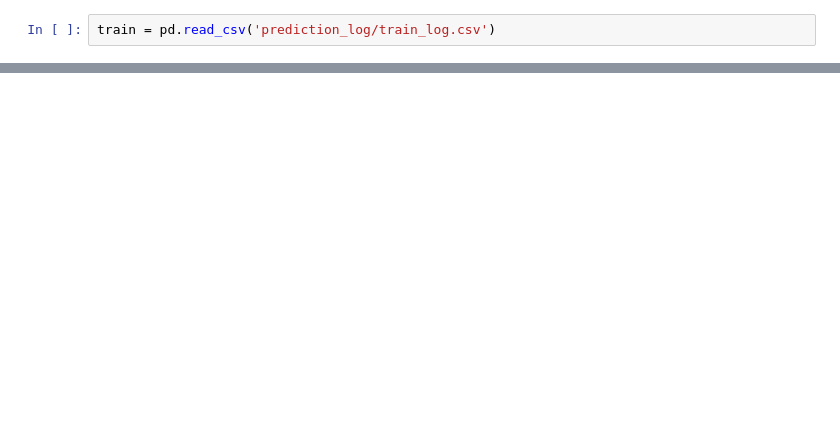
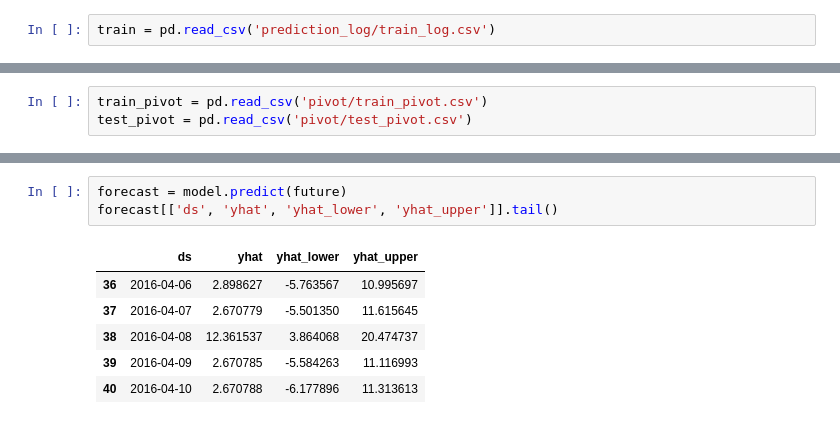
Before and after one commit to matteorusso/AIED, a Jupyter notebook: XuetangX - Data Exploration.ipynb, the cells around one changed output, grey strips where cells are left out. Drawn from its saved outputs; the diff is of its cells as text; blank space fills up the shorter version.

```diff
--- a/XuetangX - Data Exploration.ipynb
+++ b/XuetangX - Data Exploration.ipynb
@@ -193,0 +262,3 @@ See the caveats in the documentation: https://pandas.pydata.org/pandas-docs/stab
+# %%
+train_pivot = pd.read_csv('pivot/train_pivot.csv')
+test_pivot = pd.read_csv('pivot/test_pivot.csv')
@@ -193,0 +329,10 @@ See the caveats in the documentation: https://pandas.pydata.org/pandas-docs/stab
+# %%
+forecast = model.predict(future)
+forecast[['ds', 'yhat', 'yhat_lower', 'yhat_upper']].tail()
+# %% [output]
+|  | ds | yhat | yhat_lower | yhat_upper |
+| 36 | 2016-04-06 | 2.898627 | -5.763567 | 10.995697 |
+| 37 | 2016-04-07 | 2.670779 | -5.501350 | 11.615645 |
+| 38 | 2016-04-08 | 12.361537 | 3.864068 | 20.474737 |
+| 39 | 2016-04-09 | 2.670785 | -5.584263 | 11.116993 |
+| 40 | 2016-04-10 | 2.670788 | -6.177896 | 11.313613 |
```
Also changed, not shown: parts of 29 cells of this notebook, 1 other file.
